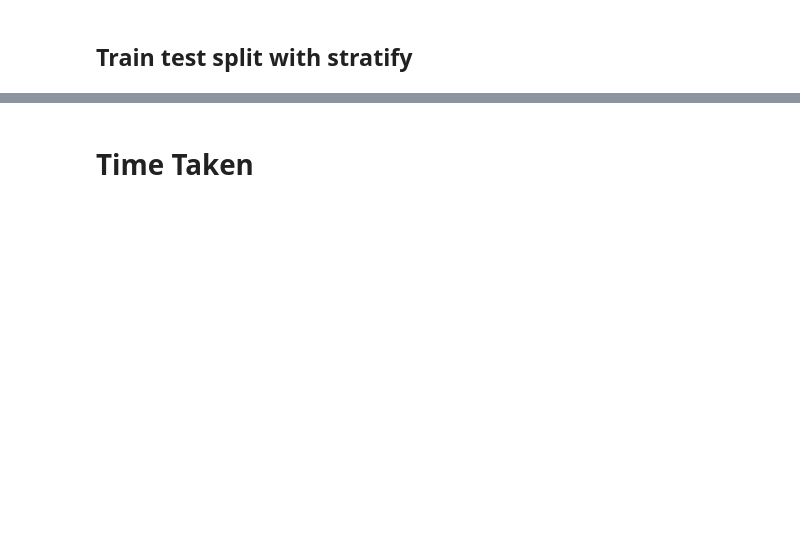
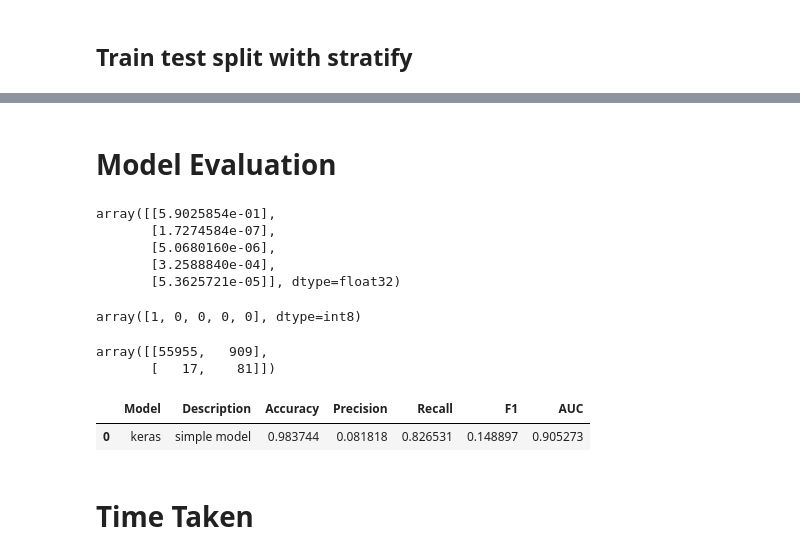
Before and after one commit to bhishanpdl/Project_Fraud_Detection, a Jupyter notebook: notebooks/d01_classification_modelling_keras.ipynb, the cells around one changed output, grey strips where cells are left out. Saved outputs shown, nothing was run; the diff lists cells and outputs as text; code cells hidden in the pictures; blank space fills up the shorter version.

Commit message:
keras classifier

```diff
--- a/notebooks/d01_classification_modelling_keras.ipynb
+++ b/notebooks/d01_classification_modelling_keras.ipynb
@@ -738,0 +232,6 @@ array([0, 0, 0, 1, 0], dtype=int32)
+# %%
+counts = np.bincount(ytrain)
+weight_for_0 = 1.0 / counts[0]
+weight_for_1 = 1.0 / counts[1]
+
+print(weight_for_0, weight_for_1)
@@ -738,0 +250,19 @@ array([0, 0, 0, 1, 0], dtype=int32)
+# %%
+def get_model(n_feats):
+    model = keras.Sequential(
+        [
+        keras.layers.Dense(256, activation="relu", input_shape=(n_feats,)),
+        keras.layers.Dense(256, activation="relu"),
+        keras.layers.Dropout(0.3),
+        keras.layers.Dense(256, activation="relu"),
+        keras.layers.Dropout(0.3),
+
+        # last layer is dense 1 sigmoid for binary clf
+        keras.layers.Dense(1, activation="sigmoid"),
+        ])
+
+    return model
+
+n_feats = Xtrain.shape[-1]
+model = get_model(n_feats=n_feats)
+model.summary()
@@ -738,0 +338,2 @@ array([0, 0, 0, 1, 0], dtype=int32)
+# %% [markdown]
+# Model Evaluation
@@ -739,3 +342,33 @@ array([0, 0, 0, 1, 0], dtype=int32)
+# %%
+yprobs = model.predict(Xtest)
+yprobs[:5]
+# %% [output]
+array([[5.9025854e-01],
+       [1.7274584e-07],
+       [5.0680160e-06],
+       [3.2588840e-04],
+       [5.3625721e-05]], dtype=float32)
+# %%
+ypreds = (yprobs.flatten()>0.5).astype(np.int8)
+ypreds[:5]
+# %% [output]
+array([1, 0, 0, 0, 0], dtype=int8)
+# %%
+skmetrics.confusion_matrix(ytest, ypreds)
+# %% [output]
+array([[55955,   909],
+       [   17,    81]])
+# %%
+desc = "simple model"
+yprobs = model.predict(Xtest)
+
+ypreds = ypreds.ravel()
+ypreds = (yprobs.flatten()>0.5).astype(np.int8)
+
+df_eval = model_evaluation("keras", desc, ytest, ypreds,df_eval=None)
+# %% [output]
+|  | Model | Description | Accuracy | Precision | Recall | F1 | AUC |
+| 0 | keras | simple model | 0.983744 | 0.081818 | 0.826531 | 0.148897 | 0.905273 |
 # %% [markdown]
 # Time Taken
 # %%
```
Also changed, not shown: parts of 64 cells of this notebook, 7 other files.
